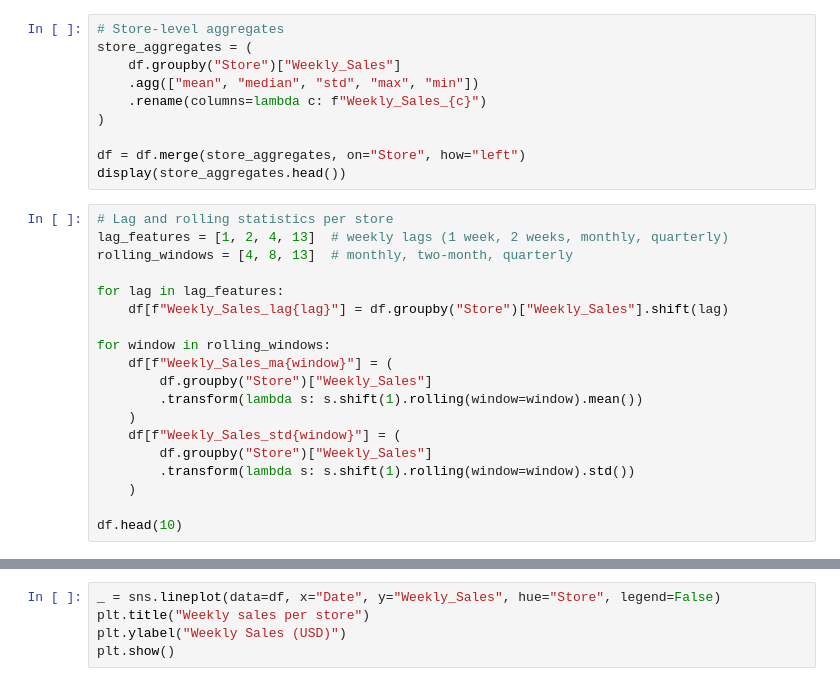
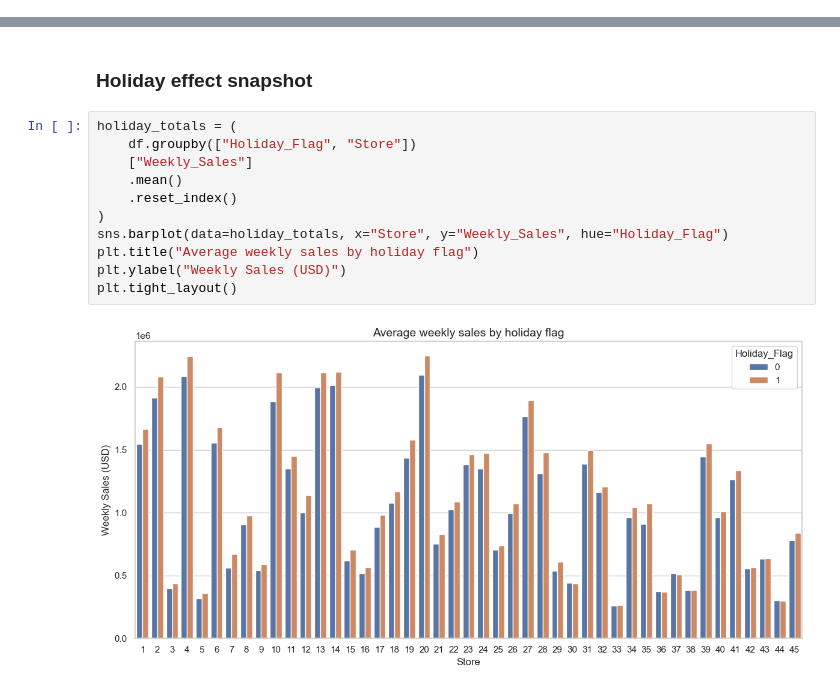
Before and after one commit to MrEleden/forecasting_demo, a Jupyter notebook: projects/retail_sales_walmart/notebooks/walmart_exploratory_analysis.ipynb, the cells around one changed output, grey strips where cells are left out. Drawn from its saved outputs; the diff is of its cells as text.

```diff
--- a/projects/retail_sales_walmart/notebooks/walmart_exploratory_analysis.ipynb
+++ b/projects/retail_sales_walmart/notebooks/walmart_exploratory_analysis.ipynb
@@ -113,29 +159,0 @@ df.head()
-# %%
-# Store-level aggregates
-store_aggregates = (
-    df.groupby("Store")["Weekly_Sales"]
-    .agg(["mean", "median", "std", "max", "min"])
-    .rename(columns=lambda c: f"Weekly_Sales_{c}")
-)
-
-df = df.merge(store_aggregates, on="Store", how="left")
-display(store_aggregates.head())
-# %%
-# Lag and rolling statistics per store
-lag_features = [1, 2, 4, 13]  # weekly lags (1 week, 2 weeks, monthly, quarterly)
-rolling_windows = [4, 8, 13]  # monthly, two-month, quarterly
-
-for lag in lag_features:
-    df[f"Weekly_Sales_lag{lag}"] = df.groupby("Store")["Weekly_Sales"].shift(lag)
-
-for window in rolling_windows:
-    df[f"Weekly_Sales_ma{window}"] = (
-        df.groupby("Store")["Weekly_Sales"]
-        .transform(lambda s: s.shift(1).rolling(window=window).mean())
-    )
-    df[f"Weekly_Sales_std{window}"] = (
-        df.groupby("Store")["Weekly_Sales"]
-        .transform(lambda s: s.shift(1).rolling(window=window).std())
-    )
-
-df.head(10)
@@ -144,5 +160,15 @@ df.head(10)
+# %% [markdown]
+### Holiday effect snapshot
 # %%
-_ = sns.lineplot(data=df, x="Date", y="Weekly_Sales", hue="Store", legend=False)
-plt.title("Weekly sales per store")
+holiday_totals = (
+    df.groupby(["Holiday_Flag", "Store"])
+    ["Weekly_Sales"]
+    .mean()
+    .reset_index()
+)
+sns.barplot(data=holiday_totals, x="Store", y="Weekly_Sales", hue="Holiday_Flag")
+plt.title("Average weekly sales by holiday flag")
 plt.ylabel("Weekly Sales (USD)")
-plt.show()
+plt.tight_layout()
+# %% [output]
+[figure, added]
```
Also changed, not shown: parts of 24 cells of this notebook, 2 other files.
